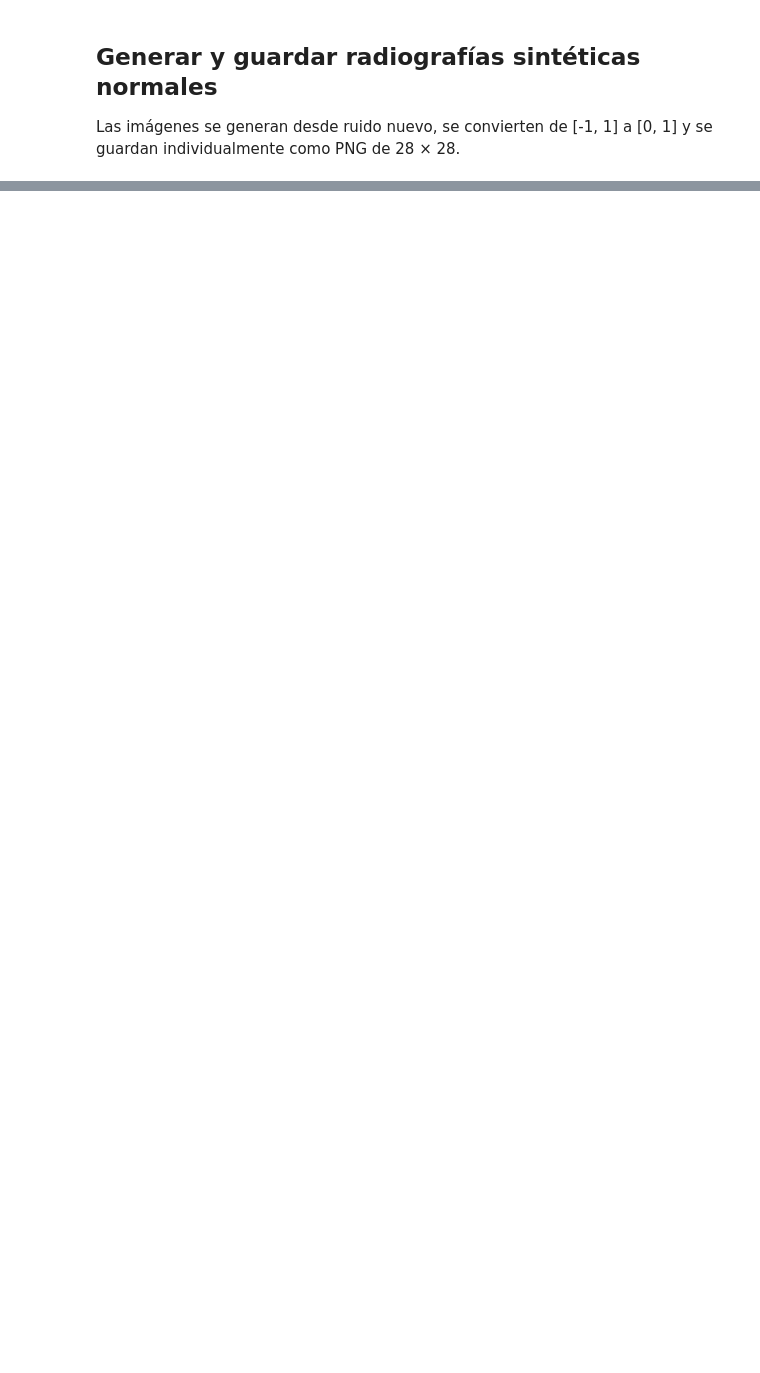
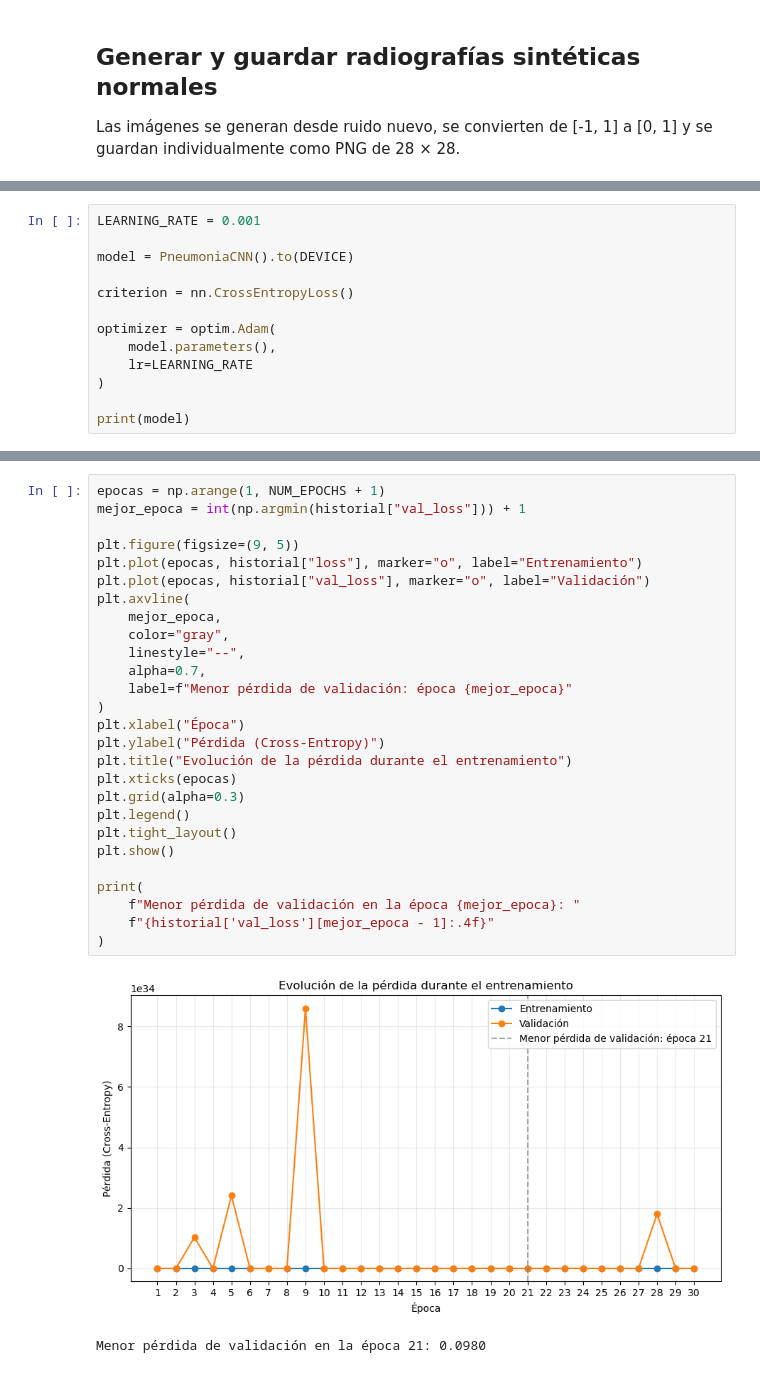
Before and after one commit to GabrielGomez9898/Mastering_MachineLearning_project, a Jupyter notebook: main.ipynb, the cells around one changed output, grey strips where cells are left out. Saved outputs shown, nothing was run; the diff lists cells and outputs as text; blank space fills up the shorter version.

```diff
--- a/main.ipynb
+++ b/main.ipynb
@@ -1014,0 +1263,13 @@ Forma del tensor generado: (16, 1, 28, 28)
+# %%
+LEARNING_RATE = 0.001
+
+model = PneumoniaCNN().to(DEVICE)
+
+criterion = nn.CrossEntropyLoss()
+
+optimizer = optim.Adam(
+    model.parameters(),
+    lr=LEARNING_RATE
+)
+
+print(model)
@@ -1014,0 +1362,30 @@ Forma del tensor generado: (16, 1, 28, 28)
+# %%
+epocas = np.arange(1, NUM_EPOCHS + 1)
+mejor_epoca = int(np.argmin(historial["val_loss"])) + 1
+
+plt.figure(figsize=(9, 5))
+plt.plot(epocas, historial["loss"], marker="o", label="Entrenamiento")
+plt.plot(epocas, historial["val_loss"], marker="o", label="Validación")
+plt.axvline(
+    mejor_epoca,
+    color="gray",
+    linestyle="--",
+    alpha=0.7,
+    label=f"Menor pérdida de validación: época {mejor_epoca}"
+)
+plt.xlabel("Época")
+plt.ylabel("Pérdida (Cross-Entropy)")
+plt.title("Evolución de la pérdida durante el entrenamiento")
+plt.xticks(epocas)
+plt.grid(alpha=0.3)
+plt.legend()
+plt.tight_layout()
+plt.show()
+
+print(
+    f"Menor pérdida de validación en la época {mejor_epoca}: "
+    f"{historial['val_loss'][mejor_epoca - 1]:.4f}"
+)
+# %% [output]
+[figure, added]
+Menor pérdida de validación en la época 21: 0.0980
```
Also changed, not shown: parts of 32 cells of this notebook, 18 other files.
